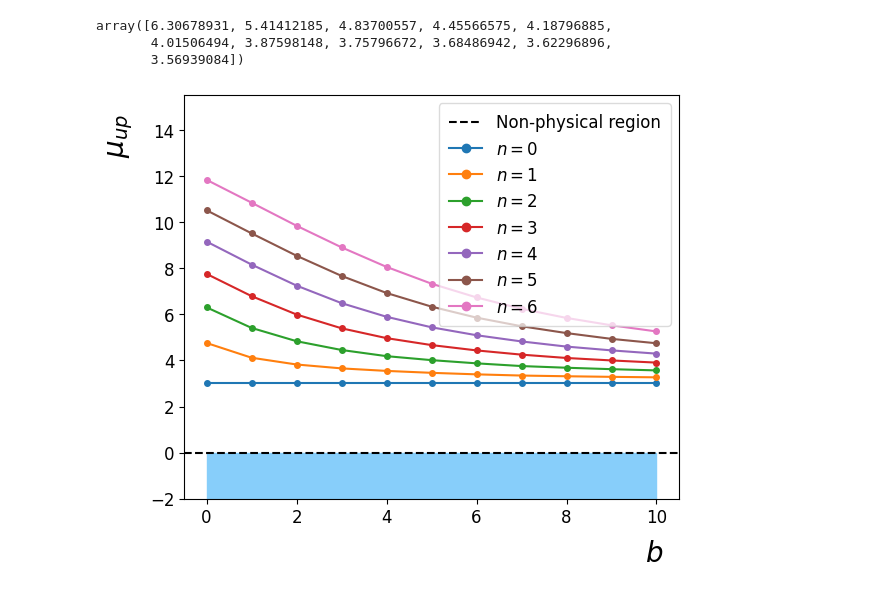
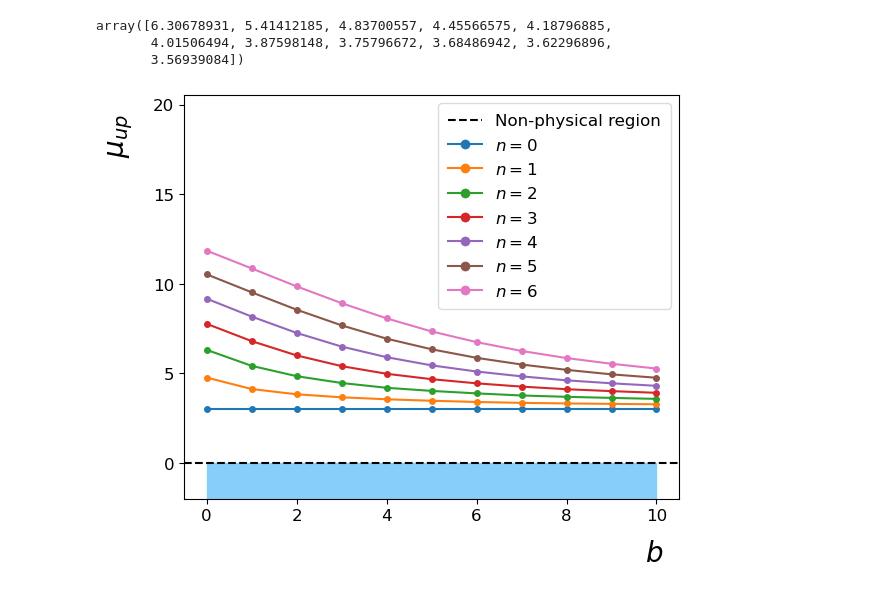
Before and after one commit to asegura4488/StatsHEP, a Jupyter notebook: 1Channel/Bayesian/BayesianUpperLimit.ipynb, the cells around one changed output. Cells and saved outputs as stored; diff of their text form; code cells hidden in the pictures.

```diff
--- a/1Channel/Bayesian/BayesianUpperLimit.ipynb
+++ b/1Channel/Bayesian/BayesianUpperLimit.ipynb
@@ -268,32 +268,32 @@ array([6.30678931, 5.41412185, 4.83700557, 4.45566575, 4.18796885,
 # %%
 fig = plt.figure()
 ax = fig.add_subplot(1,1,1)
 
 ax.axhline(y = 0, color='k', ls='--' ,label='Non-physical region')
 ax.fill_between( b, -2, color='lightskyblue' )
 
 for i in range(len(Points)):
     ax.plot(b,Points[i],marker='o',label=r'$n= %.0f$'%(i))
 
 ax.set_xlabel(r'$b$')
 ax.xaxis.set_label_coords(0.95,-0.1)
 #ax.set_xlim(x[0],x[-1])
 
 # Label Y
 ax.set_ylabel(r'$\mu_{up}$')
 ax.yaxis.set_label_coords(-0.1,0.90)
-ax.set_ylim(-2,Points[5].max()+5)
+ax.set_ylim(-2,Points[5].max()+10)
 
 # Tickers
 ax.tick_params(axis='both', which='major', labelsize=12)
 
 # Ajustar los márgenes automáticamente
 plt.tight_layout()
 
 #Legend
 ax.legend(loc='upper right',bbox_to_anchor=(1,1),ncol=1,title='')
 
 # Saving figure
 plt.savefig('BayesianUpperLimitScan.pdf')
 # %% [output]
-[figure, old version]
+[figure, new version]
```
Also changed, not shown: 2 other files.
